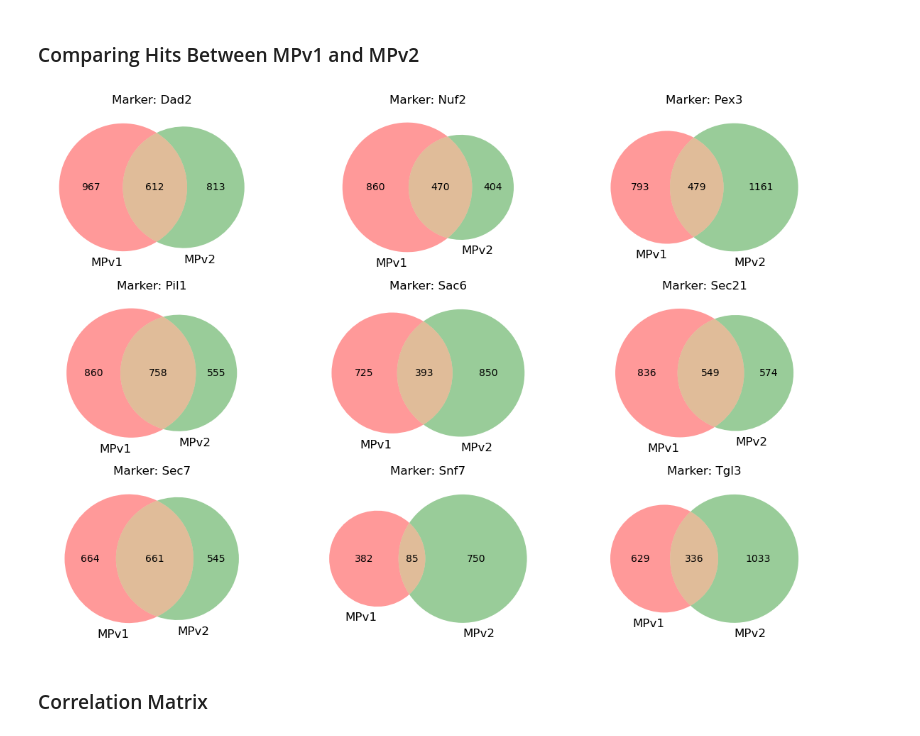
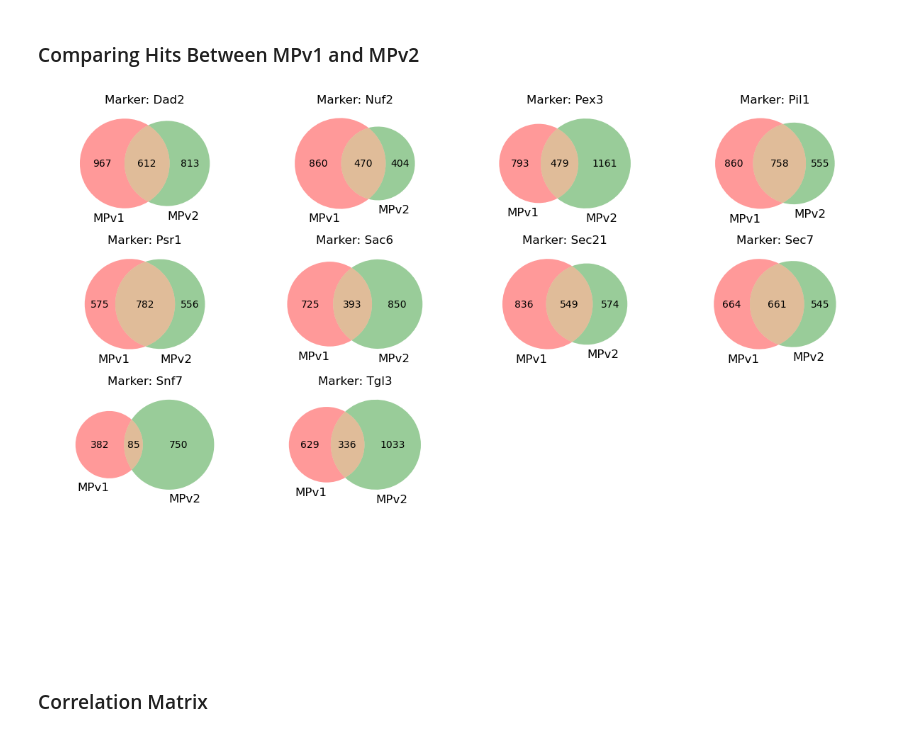
Before and after one commit to arsam-dj/MarkerProject, a Jupyter notebook: 12_make_plots_with_phenotype_data.ipynb, the cells around one changed output. Cells and saved outputs as stored; diff of their text form; code cells hidden in the pictures.

Commit message:
Added Psr1 to plots.

```diff
--- a/12_make_plots_with_phenotype_data.ipynb
+++ b/12_make_plots_with_phenotype_data.ipynb
@@ -13,7 +13,7 @@ from functools import reduce
 from matplotlib_venn import venn2
 from scipy.stats import linregress
 # %%
-markers = ["Dad2", "Sac6", "Tgl3", "Pex3", "Pil1", "Nuf2", "Snf7", "Sec21", "Sec7"]
+markers = ["Dad2", "Sac6", "Tgl3", "Pex3", "Pil1", "Nuf2", "Snf7", "Sec21", "Sec7", "Psr1"]
 phenotype_set = "Compartments" # Cells or Compartments
 pen_col_to_select = "Overall_Penetrance"
 
@@ -62,35 +62,35 @@ mpv1_hits = (
     .group_by("Marker")
     .agg(pl.col("Strain_ID").unique())
     .to_dict(as_series=False)
     )
 
 mpv2_dict = dict(zip(mpv2_hits["Marker"], mpv2_hits["Strain_ID"]))
 mpv1_dict = dict(zip(mpv1_hits["Marker"], mpv1_hits["Strain_ID"]))
 
 mpv2_dict = {k: set(v) for k, v in mpv2_dict.items()}
 mpv1_dict = {k: set(v) for k, v in mpv1_dict.items()}
 
 markers = sorted(set(mpv1_dict) | set(mpv2_dict))
 
-fig, axes = plt.subplots(3, 3, figsize=(12, 8))
+fig, axes = plt.subplots(4, 4, figsize=(12, 8))
 axes = axes.flatten()
 
 for i, marker in enumerate(markers):
     set1 = mpv1_dict.get(marker, set())
     set2 = mpv2_dict.get(marker, set())
 
     venn2([set1, set2], set_labels=("MPv1", "MPv2"), ax=axes[i])
     axes[i].set_title(f"Marker: {marker}")
 
 # Hide unused subplot (since 5 plots in 2x3 grid)
 for j in range(len(markers), len(axes)):
     axes[j].axis("off")
 
 plt.tight_layout()
 plt.show()
 plt.close()
 # %% [output]
-[figure, old version]
+[figure, new version]
 # %% [markdown]
 ### Correlation Matrix
 # %%
```
Also changed, not shown: parts of 7 cells of this notebook.
